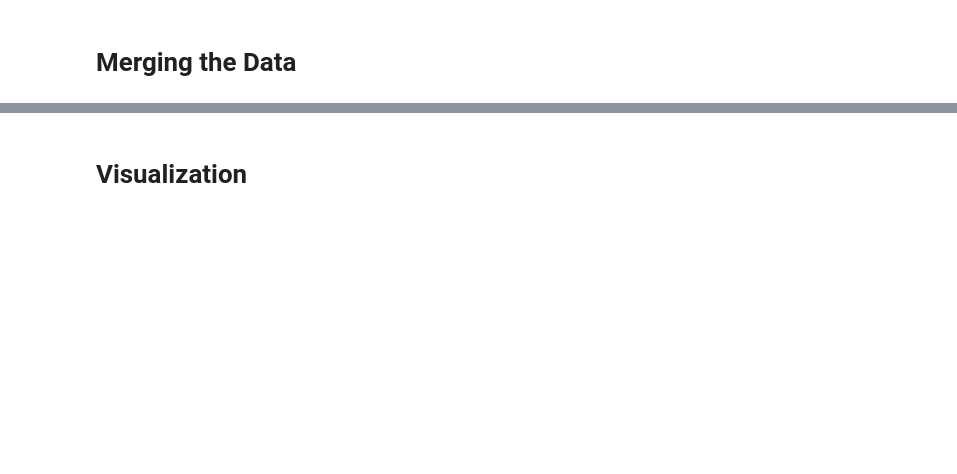
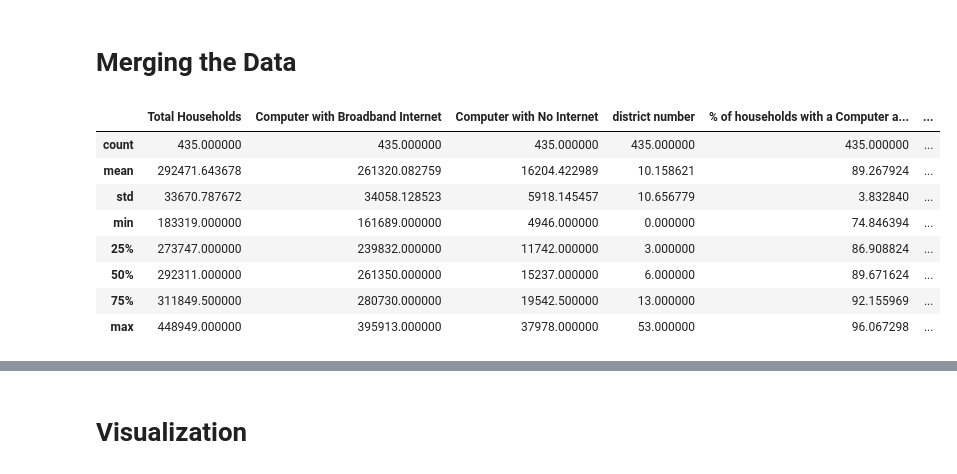
Before and after one commit to jadinsstewart/Congressional-Analytics, a Jupyter notebook: Project_1_Part_b.ipynb, the cells around one changed output, grey strips where cells are left out. Saved outputs shown, nothing was run; the diff lists cells and outputs as text; code cells hidden in the pictures; blank space fills up the shorter version.

```diff
--- a/Project_1_Part_b.ipynb
+++ b/Project_1_Part_b.ipynb
@@ -32,0 +128,13 @@ We gathered political affiliation data from
+# %%
+# Summary of our New Merged Data
+merged_df.describe()
+# %% [output]
+|  | Total Households | Computer with Broadband Internet | Computer with No Internet | district number | % of households with a Computer a... | ... |
+| count | 435.000000 | 435.000000 | 435.000000 | 435.000000 | 435.000000 | ... |
+| mean | 292471.643678 | 261320.082759 | 16204.422989 | 10.158621 | 89.267924 | ... |
+| std | 33670.787672 | 34058.128523 | 5918.145457 | 10.656779 | 3.832840 | ... |
+| min | 183319.000000 | 161689.000000 | 4946.000000 | 0.000000 | 74.846394 | ... |
+| 25% | 273747.000000 | 239832.000000 | 11742.000000 | 3.000000 | 86.908824 | ... |
+| 50% | 292311.000000 | 261350.000000 | 15237.000000 | 6.000000 | 89.671624 | ... |
+| 75% | 311849.500000 | 280730.000000 | 19542.500000 | 13.000000 | 92.155969 | ... |
+| max | 448949.000000 | 395913.000000 | 37978.000000 | 53.000000 | 96.067298 | ... |
```
Also changed, not shown: parts of 20 cells of this notebook.
